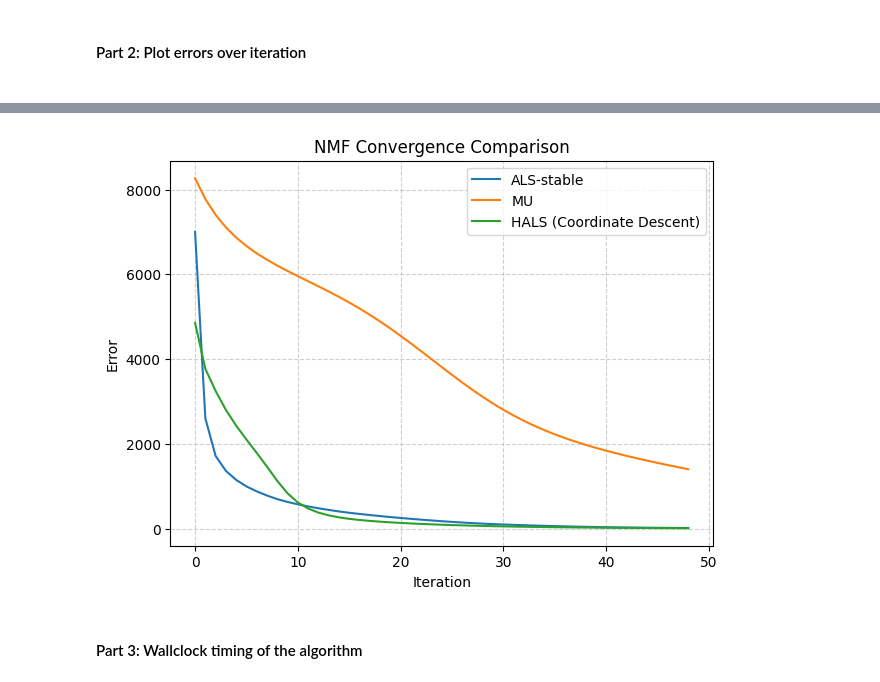
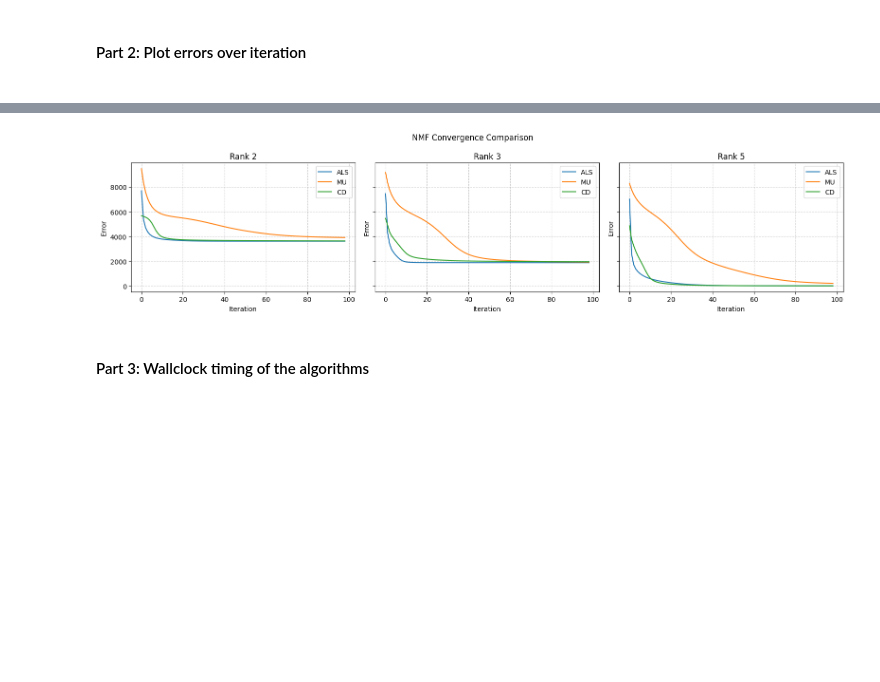
Before and after one commit to d-koding/nmf-algs, a Jupyter notebook: algorithms/ALS.ipynb, the cells around one changed output, grey strips where cells are left out. Cells and saved outputs as stored; diff of their text form; code cells hidden in the pictures; blank space fills up the shorter version.

```diff
--- a/algorithms/ALS.ipynb
+++ b/algorithms/ALS.ipynb
@@ -278,29 +333,26 @@ plt.show()
-# %%
-seed_today = 11132025
-X = generate_matrix(m=100, r=5, seed=seed_today)
-seed_nmf = seed_today // 2
-
-# ALS stable
-_, _, errs_als = project_NMF(X, r=5, solver=als_update_step, seed=seed_nmf, max_iter=50)
-
-# # multiplicative update
-_, _, errs_mu  = project_NMF(X, r=5, solver=mult_update_step, seed=seed_nmf, max_iter=50)
-
-# # HALS coordinate descent
-_, _, errs_hals = project_NMF(X, r=5, solver=cd_update_step, seed=seed_nmf, max_iter=50)
-
-# Plot all three
-fig, ax = plt.subplots(figsize=(7, 5))
-ax.plot(errs_als[1:], label="ALS-stable")
-ax.plot(errs_mu[1:], label="MU")
-ax.plot(errs_hals[1:], label="HALS (Coordinate Descent)")
-ax.set_xlabel("Iteration")
-ax.set_ylabel("Error")
-ax.set_title("NMF Convergence Comparison")
-ax.grid(True, linestyle="--", alpha=0.6)
-ax.legend()
-plt.show()
-# %% [output]
-[figure, removed]
+# %%
+fig, axes = plt.subplots(1, 3, figsize=(16, 4), sharey=True)
+
+def compare_algs(errs_als, errs_mu, errs_cd, ax, rank):
+    # Plot all three
+    ax.plot(errs_als[1:], label="ALS")
+    ax.plot(errs_mu[1:], label="MU")
+    ax.plot(errs_cd[1:], label="CD")
+    ax.set_xlabel("Iteration")
+    ax.set_ylabel("Error")
+    ax.set_title(f"Rank {rank}")
+    ax.grid(True, linestyle="--", alpha=0.6)
+    ax.legend()
+
+compare_algs(errs_als_2, errs_mu_2, errs_cd_2, axes[0], rank=2)
+compare_algs(errs_als_3, errs_mu_3, errs_cd_3, axes[1], rank=3)
+compare_algs(errs_als_5, errs_mu_5, errs_cd_5, axes[2], rank=5)
+
+plt.suptitle(f"NMF Convergence Comparison")
+plt.tight_layout()
+plt.legend()
+plt.show()
+# %% [output]
+[figure, added]
 # %% [markdown]
-<h4> Part 3: Wallclock timing of the algorithm </h4>
+<h4> Part 3: Wallclock timing of the algorithms </h4>
```
Also changed, not shown: parts of 7 cells of this notebook.
